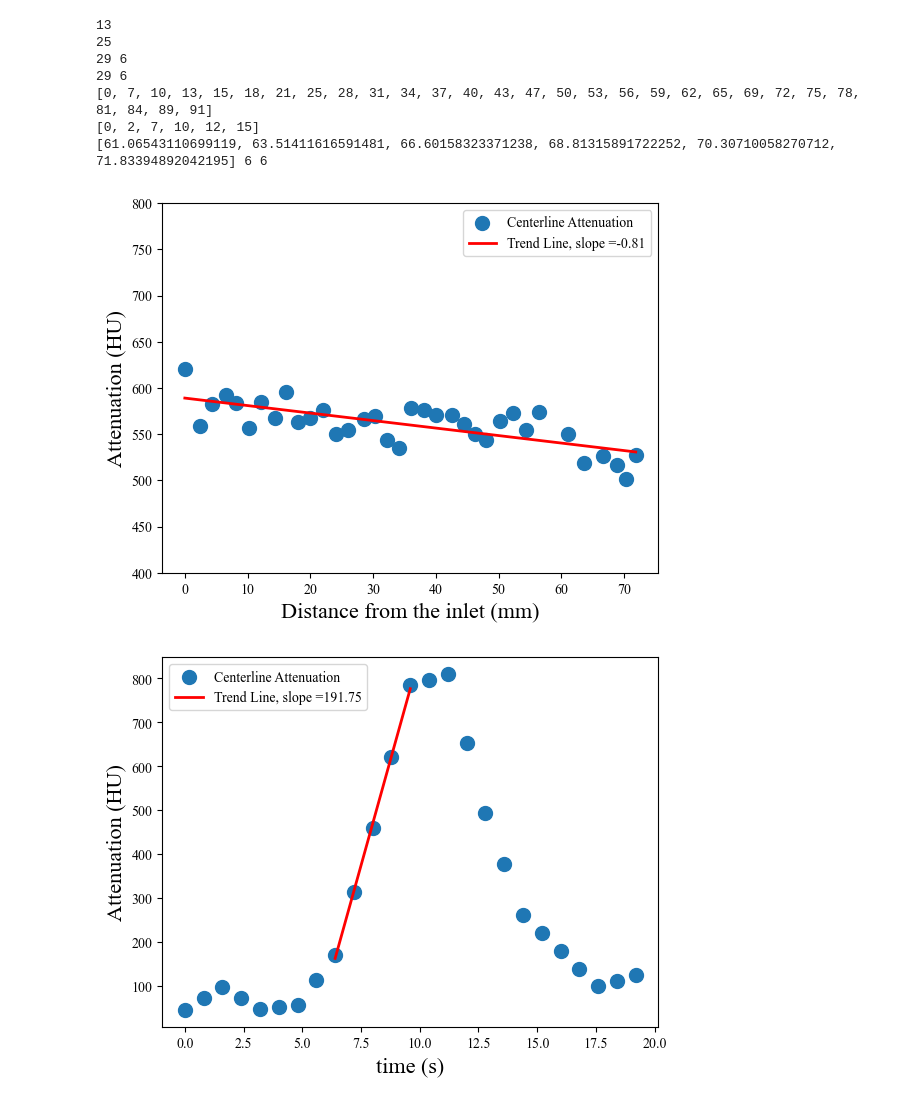
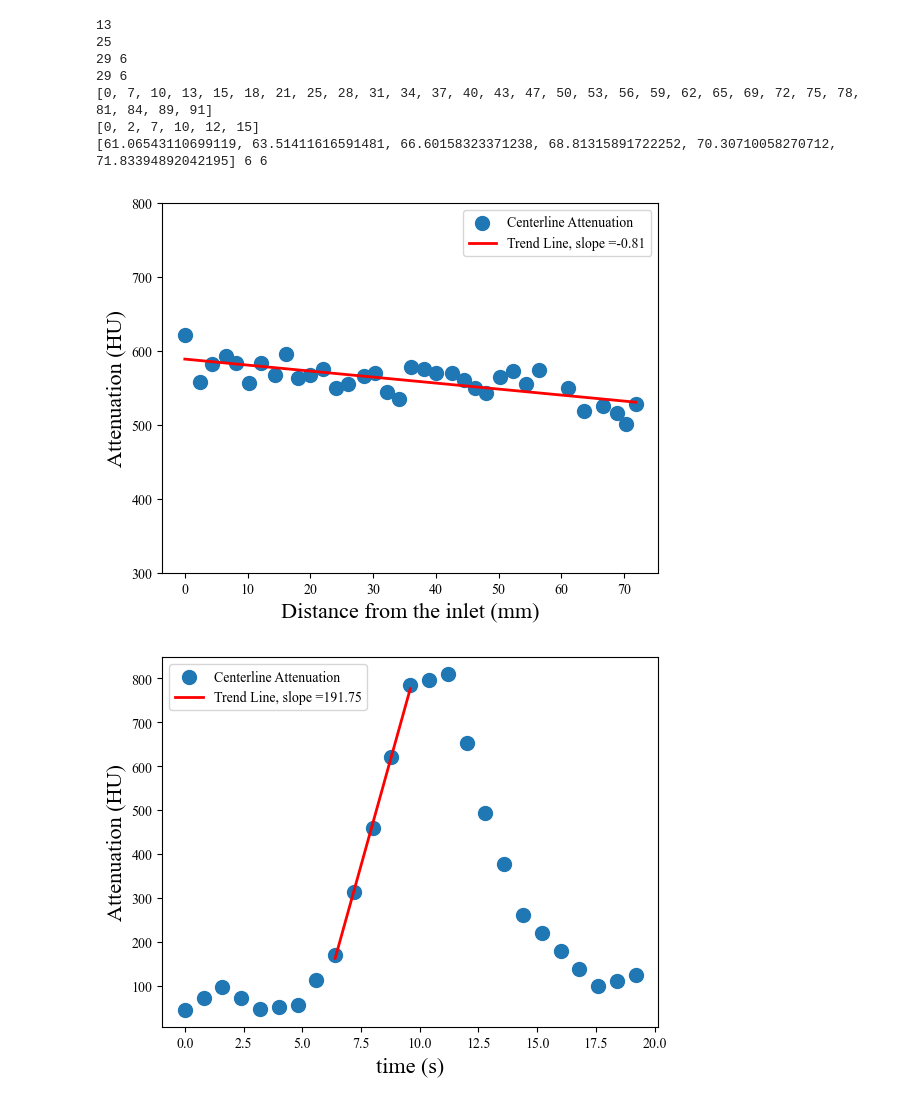
Before and after one commit to aseresti/ContrastDispersion, a Jupyter notebook: scripts/TestAutoPipeline.ipynb, the cells around one changed output. Saved outputs shown, nothing was run; the diff lists cells and outputs as text; code cells hidden in the pictures.

```diff
--- a/scripts/TestAutoPipeline.ipynb
+++ b/scripts/TestAutoPipeline.ipynb
@@ -457,10 +462,7 @@ for idx in indeces_u:
 
     tac[-1] = cross_section_mean_array[-1]
 
-    if leading:
-        UpperMeanArrays[cumulative_distance[idx]] = tac
-    else:
-        UpperMeanArrays[cumulative_distance[idx]] = tac
+    UpperMeanArrays[cumulative_distance[idx]] = tac
 # %%
 count = [i for i in range(len(tac) - 1)]
 plt.figure()
@@ -498,10 +500,7 @@ for idx in indeces_l:
     tac[-1] = cross_section_mean_array[-1]
     print(len(tac))
 
-    if leading:
-        LowerMeanArrays[cumulative_distance[len(centerline_upper_points) + idx]] = tac
-    else:
-        LowerMeanArrays[cumulative_distance[len(centerline_upper_points) + idx]] = tac
+    LowerMeanArrays[cumulative_distance[len(centerline_upper_points) + idx]] = tac
 # %% [output]
 13
 25
@@ -538,27 +537,27 @@ print(keys, len(set(keys)), len(keys))
 # %%
 sample_time = 11 # the time point when the spatial attenuation is extracted.
 
 SpatialArray = []
 SamplingLocation = list(UpperMeanArrays.keys()) + list(LowerMeanArrays.keys())
 for key, array in UpperMeanArrays.items():
     SpatialArray.append(array[sample_time])
 for key, array in LowerMeanArrays.items():
     SpatialArray.append(array[sample_time - 1 ])
 
 
 plt.figure()
 plt.scatter(SamplingLocation, SpatialArray, marker = 'o', s = 100, label = "Centerline Attenuation")
 x_fit = np.linspace(min(SamplingLocation), max(SamplingLocation), 100).reshape(-1,1)
 slope_s, intercept, _, _, _ = linregress(SamplingLocation, SpatialArray)
 y_fit = slope_s * x_fit + intercept
 plt.plot(x_fit, y_fit, 'r-', linewidth=2, label= f"Trend Line, slope ={int(slope_s*100)/100}")
-plt.ylim([400, 800])
+plt.ylim([300, 800])
 plt.xlabel("Distance from the inlet (mm)", size = 16)
 plt.ylabel("Attenuation (HU)", size = 16)
 plt.legend()
 plt.show()
 # %% [output]
-[figure, old version]
+[figure, new version]
 # %%
 upslope_begins = 8
 upslope_ends = 13
```
Also changed, not shown: parts of 6 cells of this notebook.
